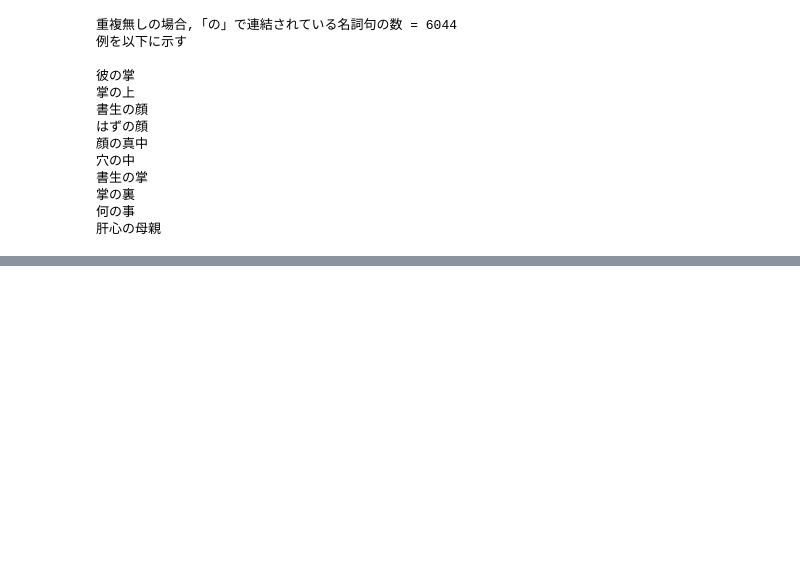
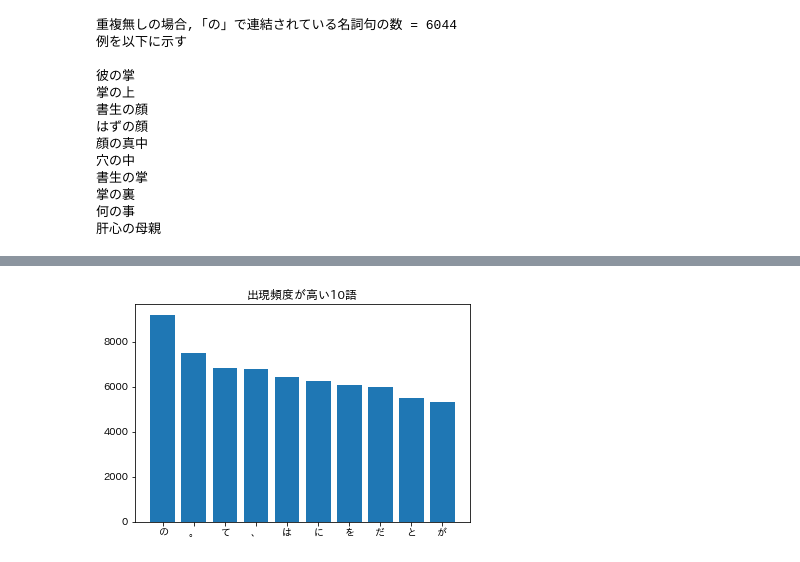
Before and after one commit to masaki-sakata/nlp100, a Jupyter notebook: 4.ipynb, the cells around one changed output, grey strips where cells are left out. Cells and saved outputs as stored; diff of their text form; code cells hidden in the pictures; blank space fills up the shorter version.

```diff
--- a/4.ipynb
+++ b/4.ipynb
@@ -297,0 +252,6 @@ nouns_long
+# %%
+words_list = []
+for sentence in sentences:
+  for word in sentence:
+      words_list.append(word["base"])
+print("重複有りの場合, 単語の数 = {}".format(len(words_list)))
@@ -298 +260,4 @@ nouns_long
+# %%
+import collections
+c = collections.Counter(words_list)
 # %%
@@ -300,0 +267,2 @@ list
+# %%
+c =  sorted(c.items(), key=lambda x: -x[1])
@@ -300,0 +286,7 @@ list
+# %%
+x =[]
+y = []
+for i in range(10):
+  x.append(c[i][0])
+  y.append(c[i][1])
+  print(c[i])
@@ -300,0 +304,6 @@ list
+# %%
+plt.bar(x,y)
+plt.title("出現頻度が高い10語")
+plt.show()
+# %% [output]
+[figure, added]
```
Also changed, not shown: parts of 29 cells of this notebook.
